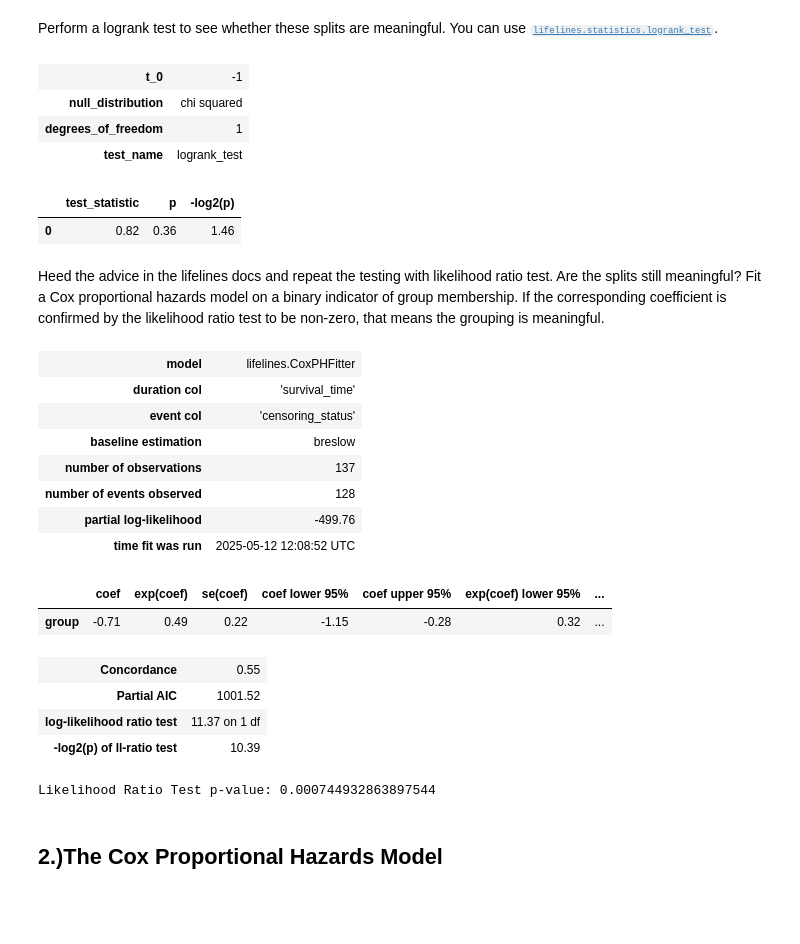
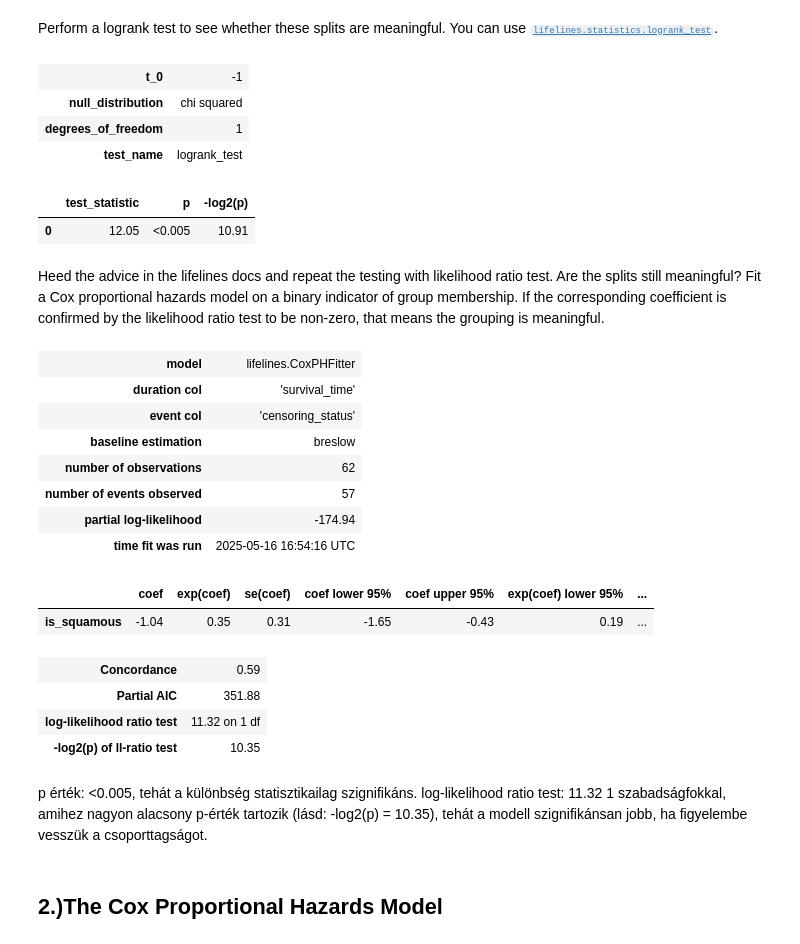
Before and after one commit to TarnaiMark/Advanced-Statistics---Msc---2025, a Jupyter notebook: Előadás 8 - Survival analysis/halstat_survival.ipynb, the cells around one changed output. Saved outputs shown, nothing was run; the diff lists cells and outputs as text; code cells hidden in the pictures; blank space fills up the shorter version.

Commit message:
Survival analysis and chaos theory notebooks

```diff
--- a/Előadás 8 - Survival analysis/halstat_survival.ipynb
+++ b/Előadás 8 - Survival analysis/halstat_survival.ipynb
@@ -143,9 +143,9 @@ Perform a logrank test to see whether these splits are meaningful. You can use <
 from lifelines.statistics import logrank_test
 
 group1 = df['survival_time'][df['Celltype'] == 'squamous']
-group2 = df['survival_time'][df['Celltype'] == 'large']
+group2 = df['survival_time'][df['Celltype'] == 'adeno']
 event1 = df['censoring_status'][df['Celltype'] == 'squamous']
-event2 = df['censoring_status'][df['Celltype'] == 'large']
+event2 = df['censoring_status'][df['Celltype'] == 'adeno']
 
 results = logrank_test(group1, group2, event_observed_A=event1, event_observed_B=event2)
 results.print_summary()
@@ -155,39 +155,39 @@ results.print_summary()
 | degrees_of_freedom | 1 |
 | test_name | logrank_test |
 |  | test_statistic | p | -log2(p) |
-| 0 | 0.82 | 0.36 | 1.46 |
+| 0 | 12.05 | <0.005 | 10.91 |
 # %% [markdown]
 Heed the advice in the lifelines docs and repeat the testing with likelihood ratio test. Are the splits still meaningful? Fit a Cox proportional hazards model on a binary indicator of group membership. If the corresponding coefficient is confirmed by the likelihood ratio test to be non-zero, that means the grouping is meaningful.
 # %%
 from lifelines import CoxPHFitter
 
-# Create a binary indicator for group membership (e.g., squamous vs. large)
-df['group'] = (df['Celltype'] == 'squamous').astype(int)
+# Hozzunk létre egy bináris indikátor változót: 1 ha 'squamous', 0 ha 'adeno'
+df_lr = df[df['Celltype'].isin(['squamous', 'adeno'])].copy()
+df_lr['is_squamous'] = (df_lr['Celltype'] == 'squamous').astype(int)
 
-# Fit a Cox proportional hazards model
+# Cox modell illesztése csak az indikátor változóval
 cph = CoxPHFitter()
-cph.fit(df[['survival_time', 'censoring_status', 'group']], duration_col='survival_time', event_col='censoring_status')
-cph.print_summary()
-
-# Perform a likelihood ratio test
-lr_test = cph.log_likelihood_ratio_test()
-print("Likelihood Ratio Test p-value:", lr_test.p_value)
+cph.fit(df_lr[['survival_time', 'censoring_status', 'is_squamous']],
+        duration_col='survival_time', event_col='censoring_status')
+cph.print_summary()  # Itt látható a likelihood ratio test eredménye is
 # %% [output]
 | model | lifelines.CoxPHFitter |
 | duration col | 'survival_time' |
 | event col | 'censoring_status' |
 | baseline estimation | breslow |
-| number of observations | 137 |
-| number of events observed | 128 |
-| partial log-likelihood | -499.76 |
-| time fit was run | 2025-05-12 12:08:52 UTC |
+| number of observations | 62 |
+| number of events observed | 57 |
+| partial log-likelihood | -174.94 |
+| time fit was run | 2025-05-16 16:54:16 UTC |
 |  | coef | exp(coef) | se(coef) | coef lower 95% | coef upper 95% | exp(coef) lower 95% | ... |
-| group | -0.71 | 0.49 | 0.22 | -1.15 | -0.28 | 0.32 | ... |
+| is_squamous | -1.04 | 0.35 | 0.31 | -1.65 | -0.43 | 0.19 | ... |
-| Concordance | 0.55 |
-| Partial AIC | 1001.52 |
-| log-likelihood ratio test | 11.37 on 1 df |
-| -log2(p) of ll-ratio test | 10.39 |
+| Concordance | 0.59 |
+| Partial AIC | 351.88 |
+| log-likelihood ratio test | 11.32 on 1 df |
+| -log2(p) of ll-ratio test | 10.35 |
-Likelihood Ratio Test p-value: 0.000744932863897544
+# %% [markdown]
+p érték: <0.005, tehát a különbség statisztikailag szignifikáns.
+log-likelihood ratio test: 11.32 1 szabadságfokkal, amihez nagyon alacsony p-érték tartozik (lásd: -log2(p) = 10.35), tehát a modell szignifikánsan jobb, ha figyelembe vesszük a csoporttagságot.
 # %% [markdown]
 ## 2.)The Cox Proportional Hazards Model
 # %% [markdown]
```
Also changed, not shown: parts of 7 cells of this notebook, 1 other file.
